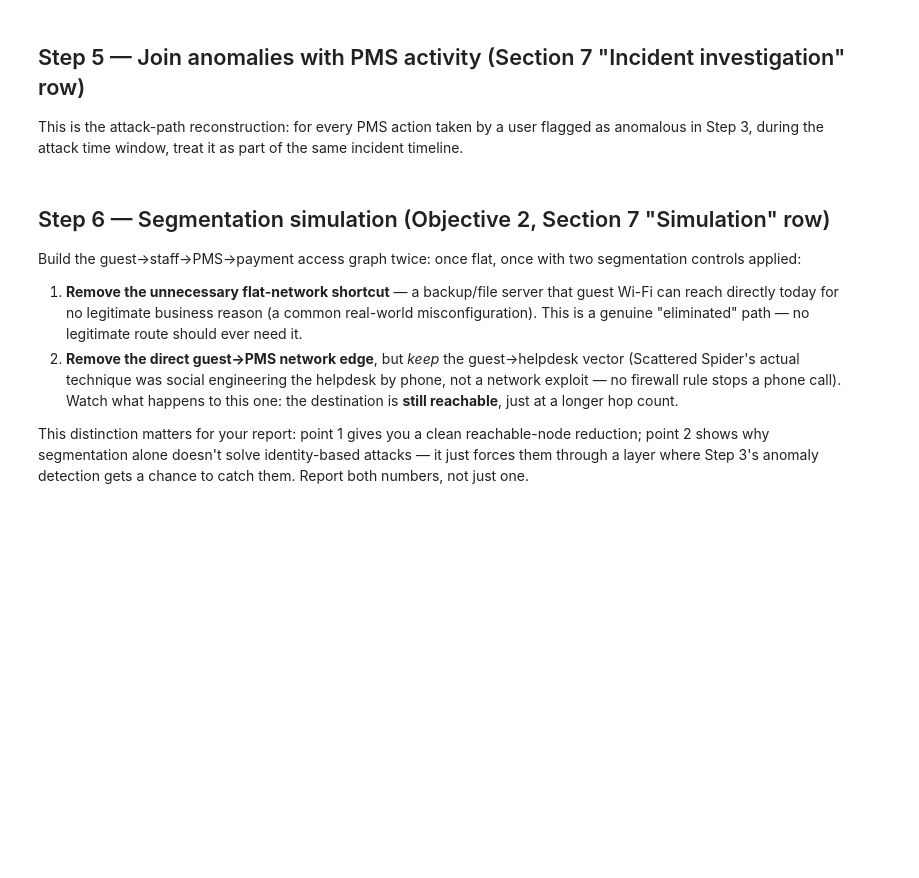
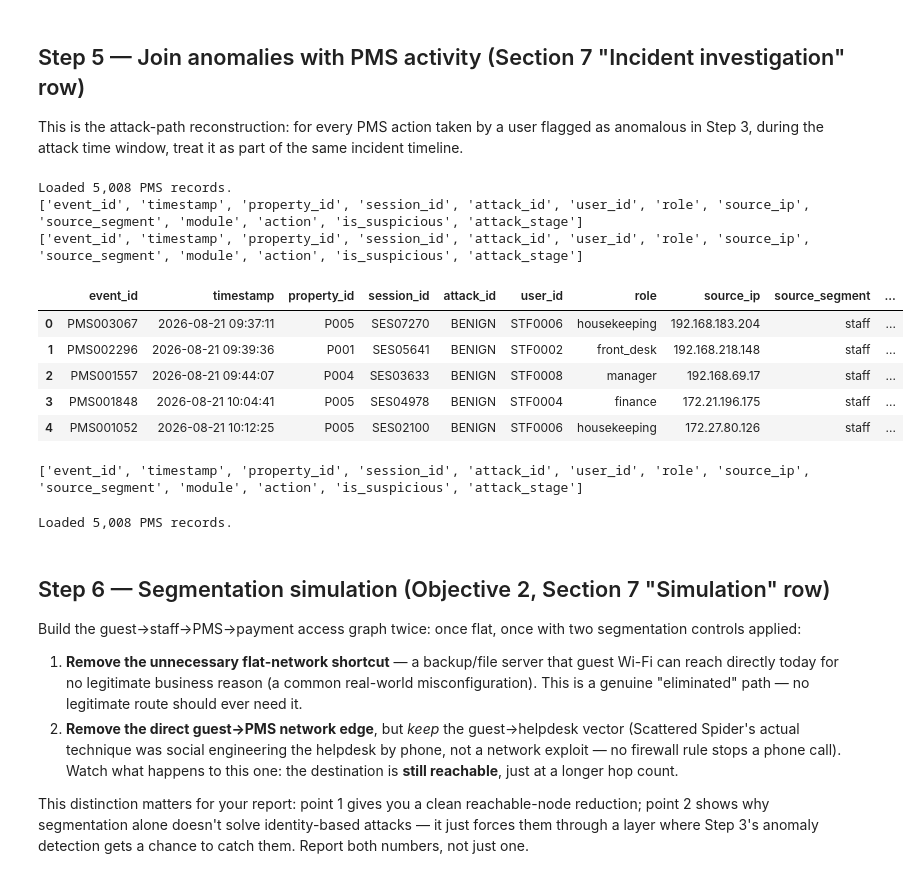
Before and after one commit to KingPetrus/sas821s-t20-guestpath-analytics, a Jupyter notebook: notebooks/GuestPath_Starter_Notebook.ipynb, the cells around one changed output. Saved outputs shown, nothing was run; the diff lists cells and outputs as text; code cells hidden in the pictures; blank space fills up the shorter version.

```diff
--- a/notebooks/GuestPath_Starter_Notebook.ipynb
+++ b/notebooks/GuestPath_Starter_Notebook.ipynb
@@ -199,16 +574,44 @@ pms_df.tail(8)
 
 This is the attack-path reconstruction: for every PMS action taken by a user flagged as anomalous in
 Step 3, during the attack time window, treat it as part of the same incident timeline.
+# %%
+from pathlib import Path
+import pandas as pd
+
+PMS_PATH = Path("data") / "synthetic" / "synthetic_pms_logs.csv"
+
+pms_df = pd.read_csv(PMS_PATH)
+
+print(f"Loaded {len(pms_df):,} PMS records.")
+print(pms_df.columns.tolist())
+
+print(pms_df.columns.tolist())
+display(pms_df.head())
+# %% [output]
+Loaded 5,008 PMS records.
+['event_id', 'timestamp', 'property_id', 'session_id', 'attack_id', 'user_id', 'role', 'source_ip', 'source_segment', 'module', 'action', 'is_suspicious', 'attack_stage']
+['event_id', 'timestamp', 'property_id', 'session_id', 'attack_id', 'user_id', 'role', 'source_ip', 'source_segment', 'module', 'action', 'is_suspicious', 'attack_stage']
+|  | event_id | timestamp | property_id | session_id | attack_id | user_id | role | source_ip | source_segment | ... |
+| 0 | PMS003067 | 2026-08-21 09:37:11 | P005 | SES07270 | BENIGN | STF0006 | housekeeping | 192.168.183.204 | staff | ... |
+| 1 | PMS002296 | 2026-08-21 09:39:36 | P001 | SES05641 | BENIGN | STF0002 | front_desk | 192.168.218.148 | staff | ... |
+| 2 | PMS001557 | 2026-08-21 09:44:07 | P004 | SES03633 | BENIGN | STF0008 | manager | 192.168.69.17 | staff | ... |
+| 3 | PMS001848 | 2026-08-21 10:04:41 | P005 | SES04978 | BENIGN | STF0004 | finance | 172.21.196.175 | staff | ... |
+| 4 | PMS001052 | 2026-08-21 10:12:25 | P005 | SES02100 | BENIGN | STF0006 | housekeeping | 172.27.80.126 | staff | ... |
+# %%
+print(pms_df.columns.tolist())
+# %% [output]
+['event_id', 'timestamp', 'property_id', 'session_id', 'attack_id', 'user_id', 'role', 'source_ip', 'source_segment', 'module', 'action', 'is_suspicious', 'attack_stage']
 # %%
-flagged_ids = set(flagged_users["src_user"])
-pms_df["staff_flagged_anomalous"] = pms_df["staff_id"].isin(flagged_ids)
-pms_df["in_attack_window"] = pms_df["sim_time"].between(attack_start, attack_end)
+from pathlib import Path
+import pandas as pd
 
-incident_timeline = pms_df[pms_df["staff_flagged_anomalous"] & pms_df["in_attack_window"]] \
-    .sort_values("sim_time")
+PMS_PATH = Path("data") / "synthetic" / "synthetic_pms_logs.csv"
 
-print(f"{len(incident_timeline)} PMS events tied to an anomalous account inside the attack window.")
-incident_timeline[["sim_time", "staff_id", "action", "reservation_id", "room_number"]]
+pms_df = pd.read_csv(PMS_PATH)
+
+print(f"Loaded {len(pms_df):,} PMS records.")
+# %% [output]
+Loaded 5,008 PMS records.
 # %% [markdown]
 ## Step 6 — Segmentation simulation (Objective 2, Section 7 "Simulation" row)
 
```
Also changed, not shown: parts of 26 cells of this notebook, 2 other files.
